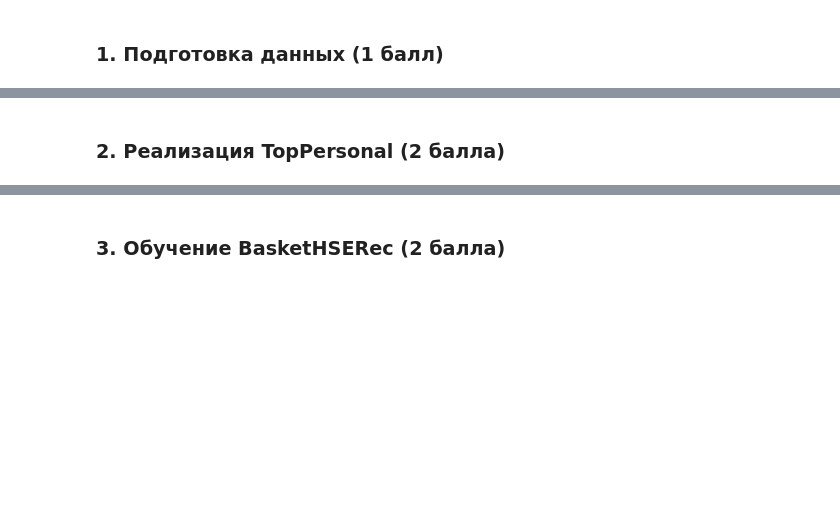
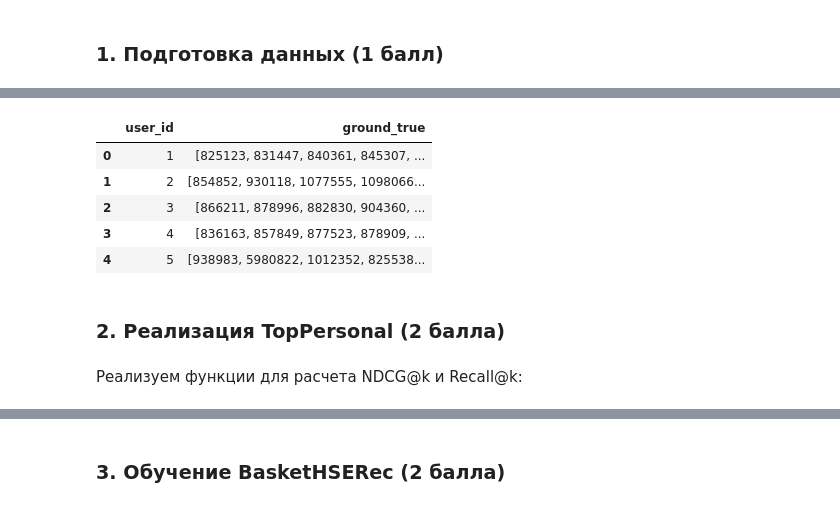
Before and after one commit to PavelMKh/HSE-AI, a Jupyter notebook: RECSYS/HSE_RecSys_HW4_Khomenko.ipynb, the cells around one changed output, grey strips where cells are left out. Saved outputs shown, nothing was run; the diff lists cells and outputs as text; code cells hidden in the pictures; blank space fills up the shorter version.

```diff
--- a/RECSYS/HSE_RecSys_HW4_Khomenko.ipynb
+++ b/RECSYS/HSE_RecSys_HW4_Khomenko.ipynb
@@ -184,2 +223,14 @@ df.head()
+# %%
+test_grouped = test_df.groupby('user_id')['item_id'].apply(list).reset_index(name='ground_true')
+train_grouped.head()
+# %% [output]
+|  | user_id | ground_true |
+| 0 | 1 | [825123, 831447, 840361, 845307, ... |
+| 1 | 2 | [854852, 930118, 1077555, 1098066... |
+| 2 | 3 | [866211, 878996, 882830, 904360, ... |
+| 3 | 4 | [836163, 857849, 877523, 878909, ... |
+| 4 | 5 | [938983, 5980822, 1012352, 825538... |
 # %% [markdown]
 ### 2. Реализация TopPersonal (2 балла)
+# %% [markdown]
+Реализуем функции для расчета NDCG@k и Recall@k:
```
Also changed, not shown: parts of 20 cells of this notebook.
